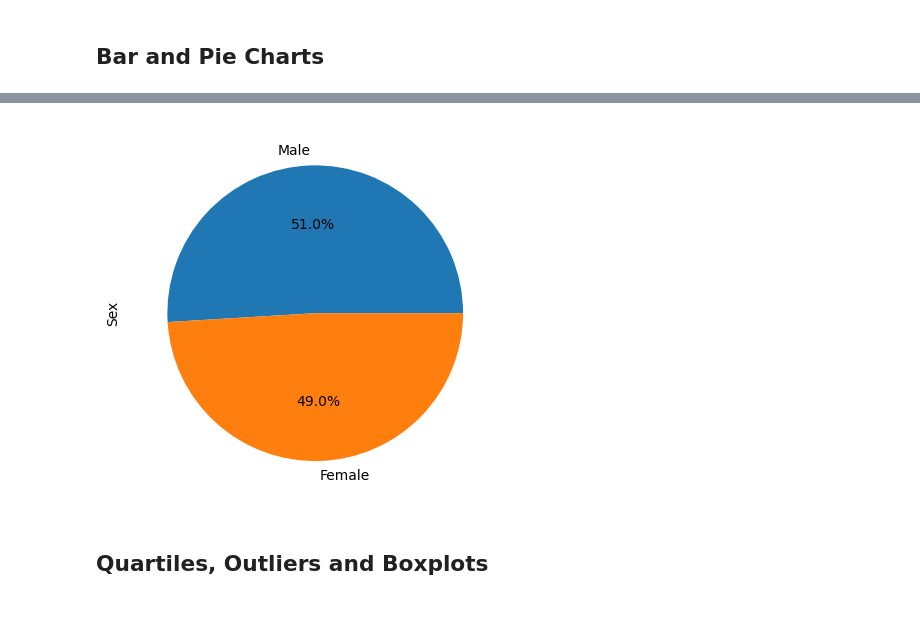
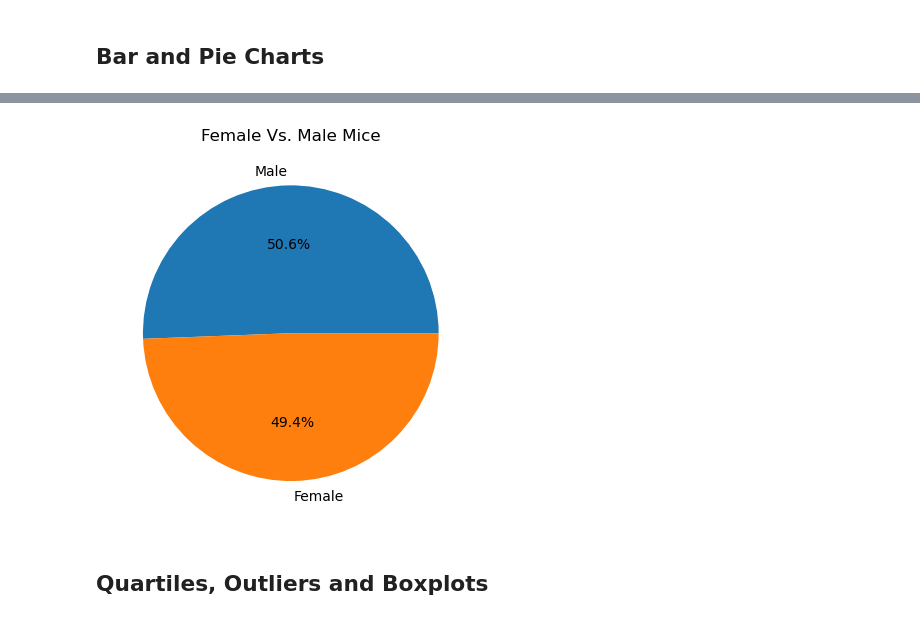
Before and after one commit to Geysha07/Pymaceuticals, a Jupyter notebook: Starter_Code/Pymaceuticals/pymaceuticals_starter.ipynb, the cells around one changed output, grey strips where cells are left out. Saved outputs shown, nothing was run; the diff lists cells and outputs as text; code cells hidden in the pictures.

```diff
--- a/Starter_Code/Pymaceuticals/pymaceuticals_starter.ipynb
+++ b/Starter_Code/Pymaceuticals/pymaceuticals_starter.ipynb
@@ -202,7 +204,11 @@ plt.show()
 # %%
 # Generate a pie plot showing the distribution of female versus male mice using pyplot
+actual_number_of_mice = cleaned_study_results["Sex"].value_counts()
+plt.pie(actual_number_of_mice, labels = actual_number_of_mice.index.values, autopct = "%1.1f%%")
+plt.title("Female Vs. Male Mice")
+plt.show()
 # %% [output]
-[figure, old version]
+[figure, new version]
 # %% [markdown]
 ## Quartiles, Outliers and Boxplots
 # %%
```
Also changed, not shown: parts of 14 cells of this notebook.
